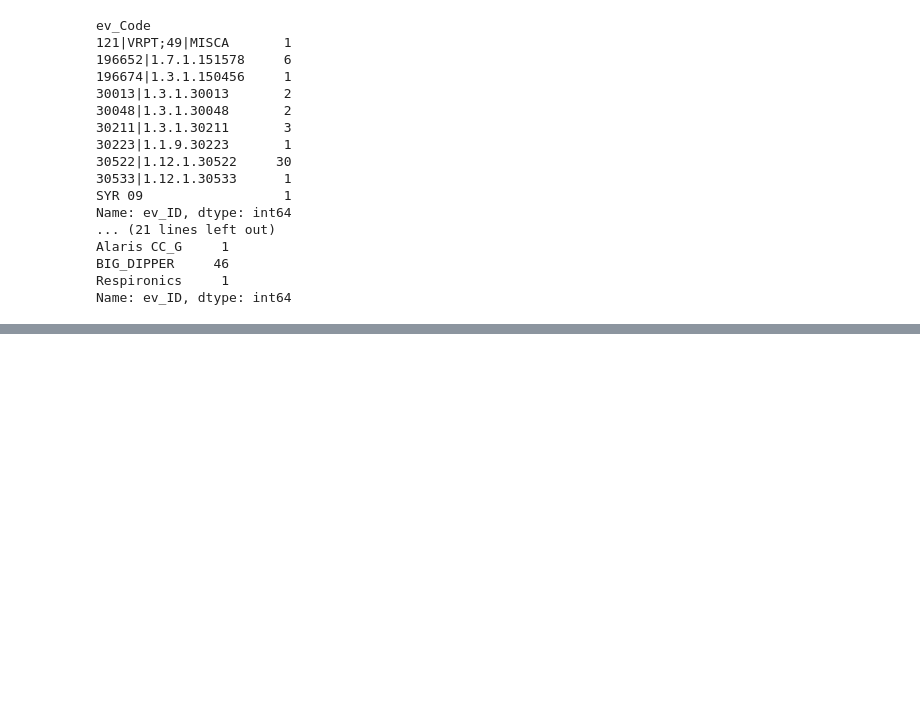
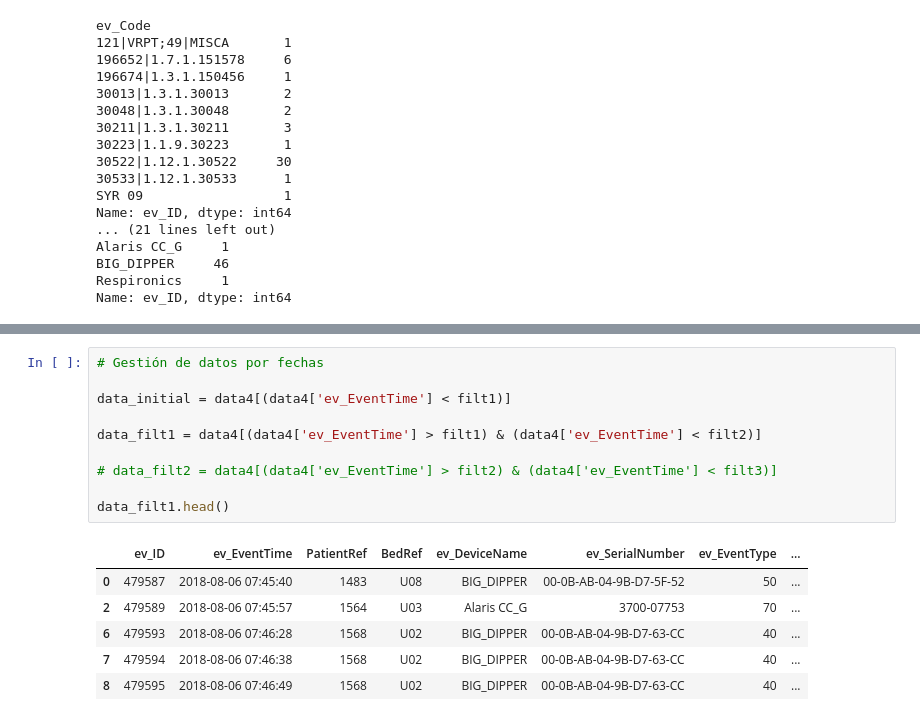
Before and after one commit to alopezull/Python_Pandas_CodigoTFM, a Jupyter notebook: codi.ipynb, the cells around one changed output, grey strips where cells are left out. Cells and saved outputs as stored; diff of their text form; blank space fills up the shorter version.

```diff
--- a/codi.ipynb
+++ b/codi.ipynb
@@ -279,0 +298,17 @@ print(alarm1_level0)
+# %%
+# Gestión de datos por fechas
+
+data_initial = data4[(data4['ev_EventTime'] < filt1)]
+
+data_filt1 = data4[(data4['ev_EventTime'] > filt1) & (data4['ev_EventTime'] < filt2)]
+
+# data_filt2 = data4[(data4['ev_EventTime'] > filt2) & (data4['ev_EventTime'] < filt3)]
+
+data_filt1.head()
+# %% [output]
+|  | ev_ID | ev_EventTime | PatientRef | BedRef | ev_DeviceName | ev_SerialNumber | ev_EventType | ... |
+| 0 | 479587 | 2018-08-06 07:45:40 | 1483 | U08 | BIG_DIPPER | 00-0B-AB-04-9B-D7-5F-52 | 50 | ... |
+| 2 | 479589 | 2018-08-06 07:45:57 | 1564 | U03 | Alaris CC_G | 3700-07753 | 70 | ... |
+| 6 | 479593 | 2018-08-06 07:46:28 | 1568 | U02 | BIG_DIPPER | 00-0B-AB-04-9B-D7-63-CC | 40 | ... |
+| 7 | 479594 | 2018-08-06 07:46:38 | 1568 | U02 | BIG_DIPPER | 00-0B-AB-04-9B-D7-63-CC | 40 | ... |
+| 8 | 479595 | 2018-08-06 07:46:49 | 1568 | U02 | BIG_DIPPER | 00-0B-AB-04-9B-D7-63-CC | 40 | ... |
```
Also changed, not shown: parts of 3 cells of this notebook, 9 other files.
